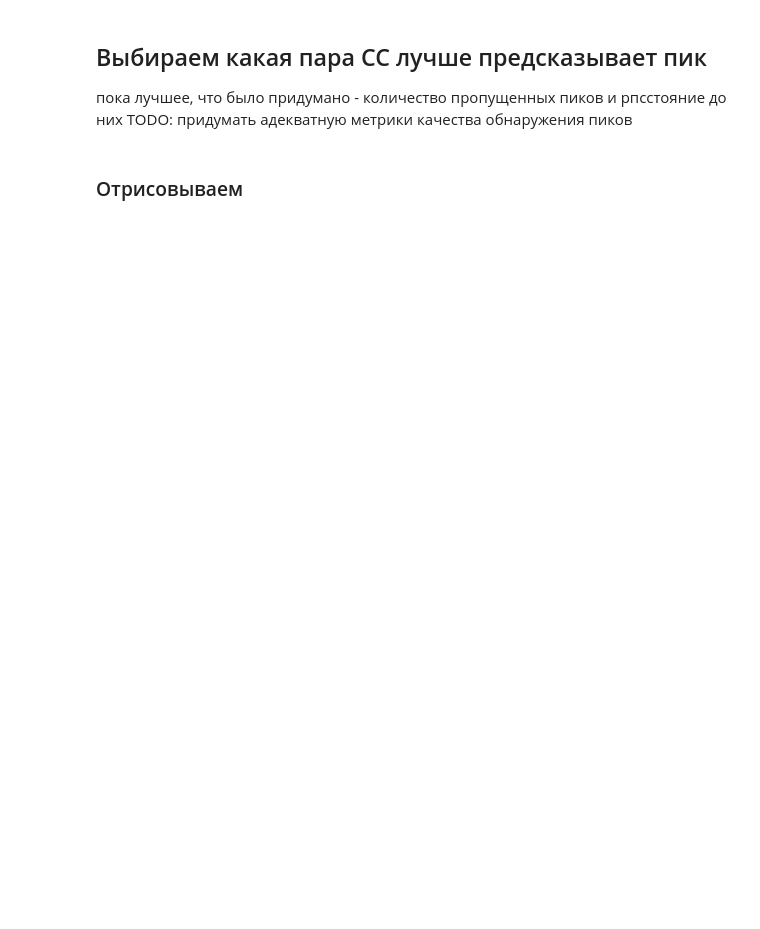
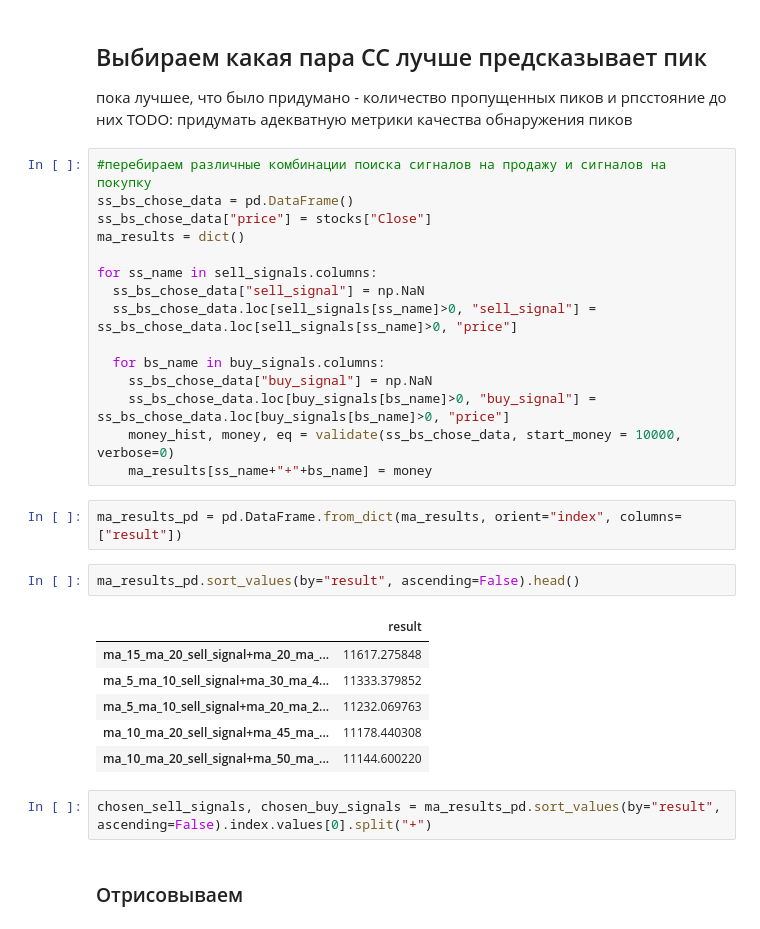
Before and after one commit to Falconwatch/MarketKing, a Jupyter notebook: High_detector.ipynb, the cells around one changed output. Cells and saved outputs as stored; diff of their text form; blank space fills up the shorter version.

```diff
--- a/High_detector.ipynb
+++ b/High_detector.ipynb
@@ -114,6 +160,34 @@ buy_signals= buy_signals.copy().astype(int)
 ## Выбираем какая пара СС лучше предсказывает пик
 пока лучшее, что было придумано - количество пропущенных пиков и рпсстояние до них
 TODO: придумать адекватную метрики качества обнаружения пиков
+# %%
+#перебираем различные комбинации поиска сигналов на продажу и сигналов на покупку
+ss_bs_chose_data = pd.DataFrame()
+ss_bs_chose_data["price"] = stocks["Close"]
+ma_results = dict()
+
+for ss_name in sell_signals.columns:
+  ss_bs_chose_data["sell_signal"] = np.NaN
+  ss_bs_chose_data.loc[sell_signals[ss_name]>0, "sell_signal"] = ss_bs_chose_data.loc[sell_signals[ss_name]>0, "price"]
+
+  for bs_name in buy_signals.columns:
+    ss_bs_chose_data["buy_signal"] = np.NaN
+    ss_bs_chose_data.loc[buy_signals[bs_name]>0, "buy_signal"] = ss_bs_chose_data.loc[buy_signals[bs_name]>0, "price"]
+    money_hist, money, eq = validate(ss_bs_chose_data, start_money = 10000, verbose=0)
+    ma_results[ss_name+"+"+bs_name] = money
+# %%
+ma_results_pd = pd.DataFrame.from_dict(ma_results, orient="index", columns=["result"])
+# %%
+ma_results_pd.sort_values(by="result", ascending=False).head()
+# %% [output]
+|  | result |
+| ma_15_ma_20_sell_signal+ma_20_ma_... | 11617.275848 |
+| ma_5_ma_10_sell_signal+ma_30_ma_4... | 11333.379852 |
+| ma_5_ma_10_sell_signal+ma_20_ma_2... | 11232.069763 |
+| ma_10_ma_20_sell_signal+ma_45_ma_... | 11178.440308 |
+| ma_10_ma_20_sell_signal+ma_50_ma_... | 11144.600220 |
+# %%
+chosen_sell_signals, chosen_buy_signals = ma_results_pd.sort_values(by="result", ascending=False).index.values[0].split("+")
 # %% [markdown]
 ### Отрисовываем
 # %%
```
Also changed, not shown: parts of 12 cells of this notebook.
